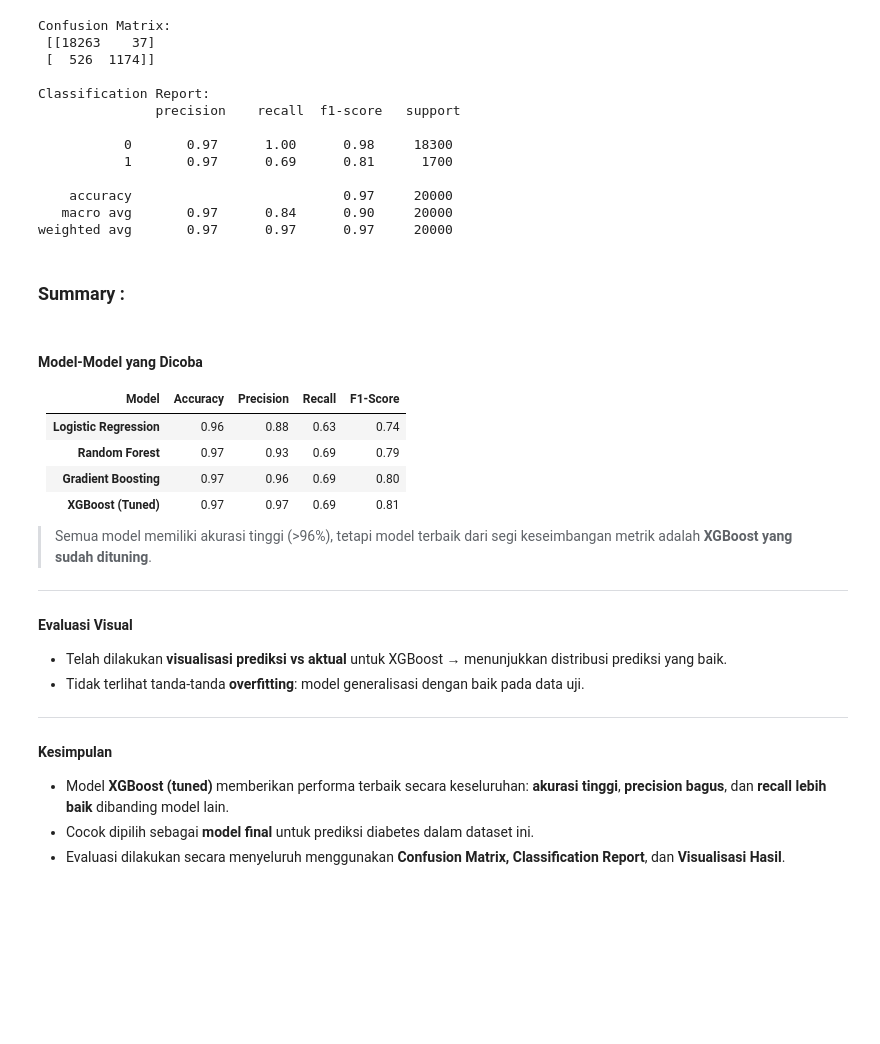
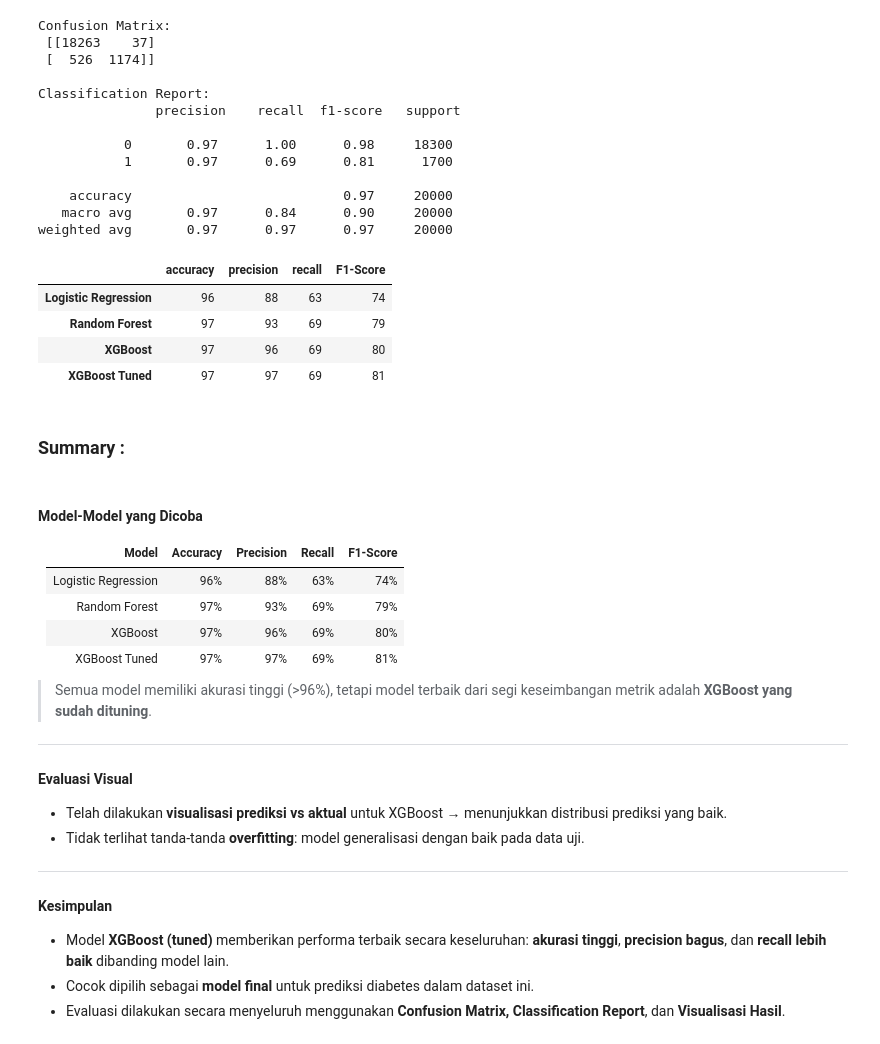
Before and after one commit to hibnastiar27/predictive-analytics-diabetes-prediction-by-aria, a Jupyter notebook: Klasifikasi_Diabetes.ipynb, the cells around one changed output. Cells and saved outputs as stored; diff of their text form; code cells hidden in the pictures; blank space fills up the shorter version.

```diff
--- a/Klasifikasi_Diabetes.ipynb
+++ b/Klasifikasi_Diabetes.ipynb
@@ -467,17 +446,39 @@ Classification Report:
     accuracy                           0.97     20000
    macro avg       0.97      0.84      0.90     20000
 weighted avg       0.97      0.97      0.97     20000
+# %%
+report_xgb_best = classification_report(y_test, y_pred_xgb_tuned, output_dict=True)
+# %%
+# Ambil nilai dari report_xgb_best
+tuned_metrics = {
+    'accuracy': round(report_xgb_best['accuracy'] * 100),
+    'precision': round(report_xgb_best['1']['precision'] * 100),
+    'recall': round(report_xgb_best['1']['recall'] * 100),
+    'F1-Score': round(report_xgb_best['1']['f1-score'] * 100),
+}
+# %%
+df_tuned = pd.DataFrame(tuned_metrics, index=['XGBoost Tuned'])
+# %%
+df_eval = pd.concat([df_eval, df_tuned])
+# %%
+df_eval
+# %% [output]
+|  | accuracy | precision | recall | F1-Score |
+| Logistic Regression | 96 | 88 | 63 | 74 |
+| Random Forest | 97 | 93 | 69 | 79 |
+| XGBoost | 97 | 96 | 69 | 80 |
+| XGBoost Tuned | 97 | 97 | 69 | 81 |
 # %% [markdown]
 ### Summary :
 # %% [markdown]
 #### **Model-Model yang Dicoba**
 
-| Model                   | Accuracy | Precision | Recall | F1-Score |
-| ----------------------- | -------- | --------- | ------ | -------- |
-| **Logistic Regression** | 0.96     | 0.88      | 0.63   | 0.74     |
-| **Random Forest**       | 0.97     | 0.93      | 0.69   | 0.79     |
-| **Gradient Boosting**   | 0.97     | 0.96      | 0.69   | 0.80     |
-| **XGBoost (Tuned)**     | 0.97     | 0.97      | 0.69   | 0.81     |
+| Model               | Accuracy | Precision | Recall | F1-Score |
+| ------------------- | -------: | --------: | -----: | -------: |
+| Logistic Regression |      96% |       88% |    63% |      74% |
+| Random Forest       |      97% |       93% |    69% |      79% |
+| XGBoost             |      97% |       96% |    69% |      80% |
+| XGBoost Tuned       |      97% |       97% |    69% |      81% |
 
 > Semua model memiliki akurasi tinggi (>96%), tetapi model terbaik dari segi keseimbangan metrik adalah **XGBoost yang sudah dituning**.
 
```
Also changed, not shown: parts of 30 cells of this notebook, 3 other files.
